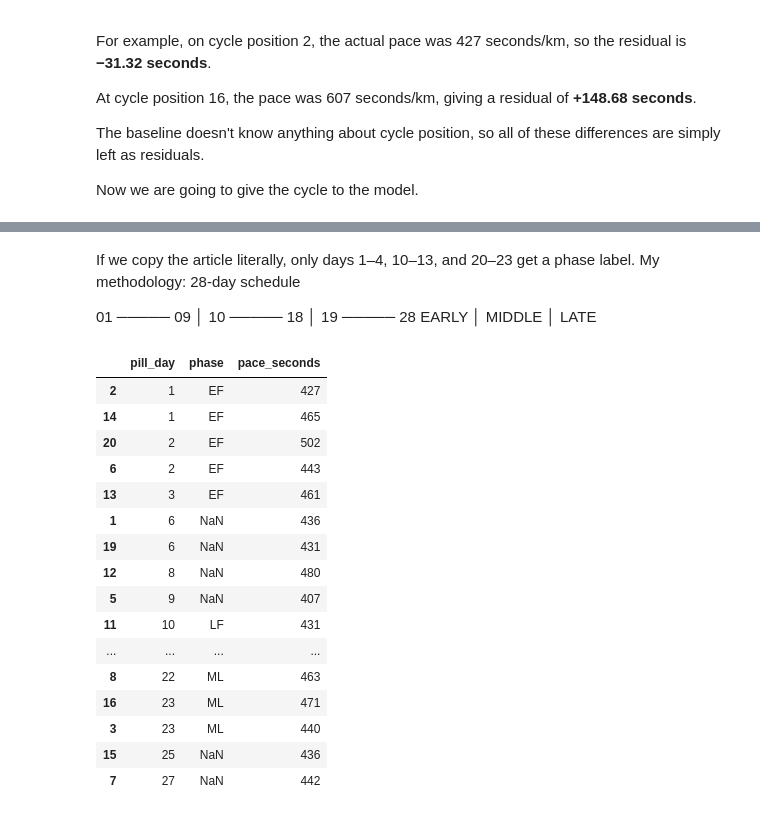
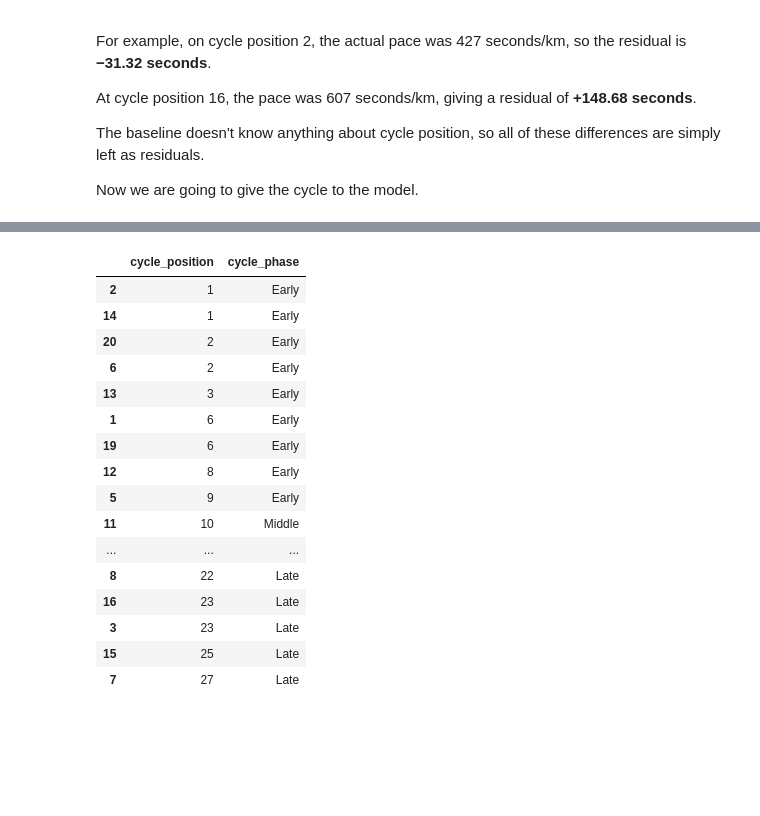
Before and after one commit to isik-hilal/missing_female_athlete_data, a Jupyter notebook: modelling.ipynb, the cells around one changed output, grey strips where cells are left out. Saved outputs shown, nothing was run; the diff lists cells and outputs as text; code cells hidden in the pictures; blank space fills up the shorter version.

```diff
--- a/modelling.ipynb
+++ b/modelling.ipynb
@@ -301,40 +345,27 @@ Now we are going to give the cycle to the model.
 # %%
-def classify_phase(day):
-    if 1 <= day <= 4:
-        return "EF"
-    elif 10 <= day <= 13:
-        return "LF"
-    elif 20 <= day <= 23:
-        return "ML"
-    else:
-        return pd.NA
-
-df["phase"] = df["pill_day"].apply(classify_phase)
+df["cycle_phase"] = pd.cut(
+    df["cycle_position"],
+    bins=[0, 9, 18, 28],
+    labels=["Early", "Middle", "Late"]
+)
-# %% [markdown]
-If we copy the article literally, only days 1–4, 10–13, and 20–23 get a phase label. My methodology:
-28-day schedule
-
-01 ───── 09 │ 10 ───── 18 │ 19 ───── 28
-    EARLY   │    MIDDLE   │     LATE
 # %%
-#Let's inspect
-df[["pill_day", "phase", "pace_seconds"]].sort_values("pill_day")
+df[["cycle_position", "cycle_phase"]].sort_values("cycle_position")
 # %% [output]
-|  | pill_day | phase | pace_seconds |
-| 2 | 1 | EF | 427 |
-| 14 | 1 | EF | 465 |
-| 20 | 2 | EF | 502 |
-| 6 | 2 | EF | 443 |
-| 13 | 3 | EF | 461 |
-| 1 | 6 | NaN | 436 |
-| 19 | 6 | NaN | 431 |
-| 12 | 8 | NaN | 480 |
-| 5 | 9 | NaN | 407 |
-| 11 | 10 | LF | 431 |
-| ... | ... | ... | ... |
-| 8 | 22 | ML | 463 |
-| 16 | 23 | ML | 471 |
-| 3 | 23 | ML | 440 |
-| 15 | 25 | NaN | 436 |
-| 7 | 27 | NaN | 442 |
+|  | cycle_position | cycle_phase |
+| 2 | 1 | Early |
+| 14 | 1 | Early |
+| 20 | 2 | Early |
+| 6 | 2 | Early |
+| 13 | 3 | Early |
+| 1 | 6 | Early |
+| 19 | 6 | Early |
+| 12 | 8 | Early |
+| 5 | 9 | Early |
+| 11 | 10 | Middle |
+| ... | ... | ... |
+| 8 | 22 | Late |
+| 16 | 23 | Late |
+| 3 | 23 | Late |
+| 15 | 25 | Late |
+| 7 | 27 | Late |
 # %%
```
Also changed, not shown: parts of 25 cells of this notebook.
